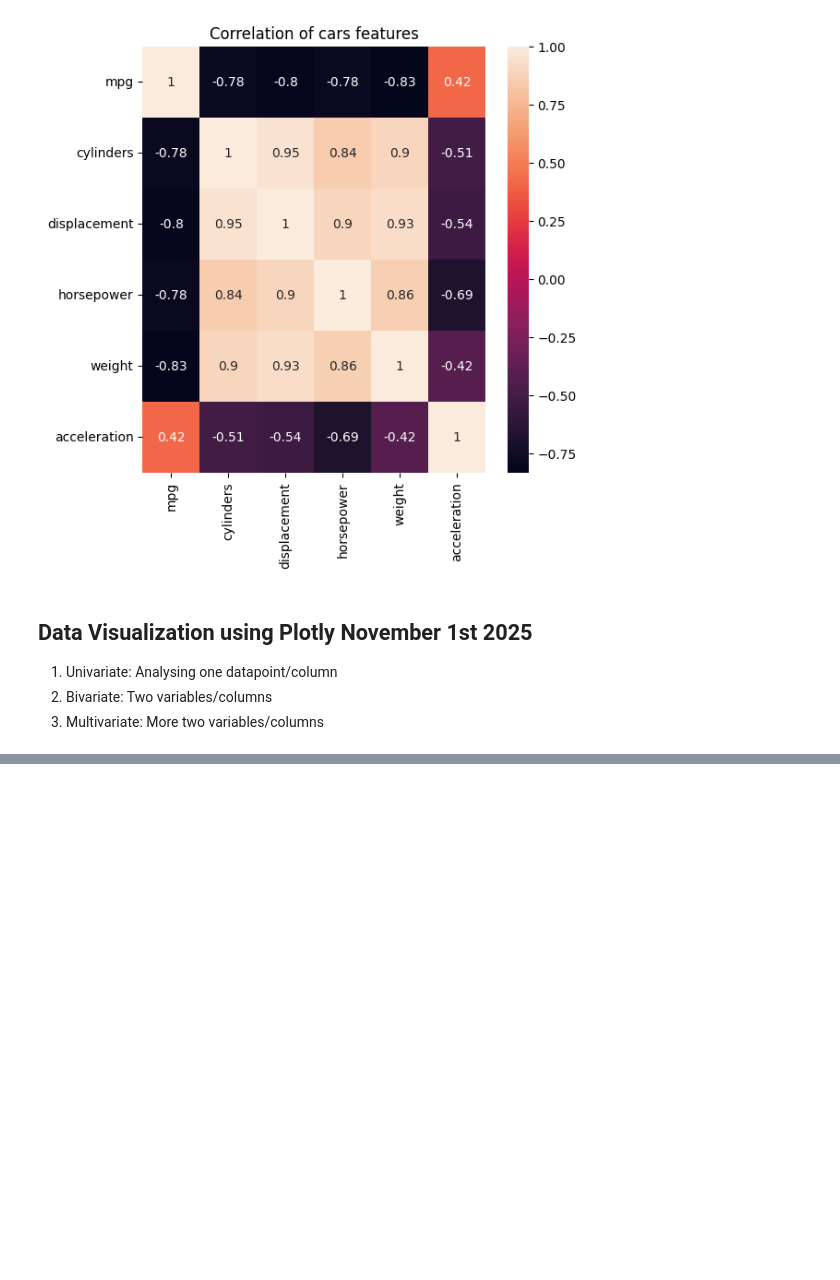
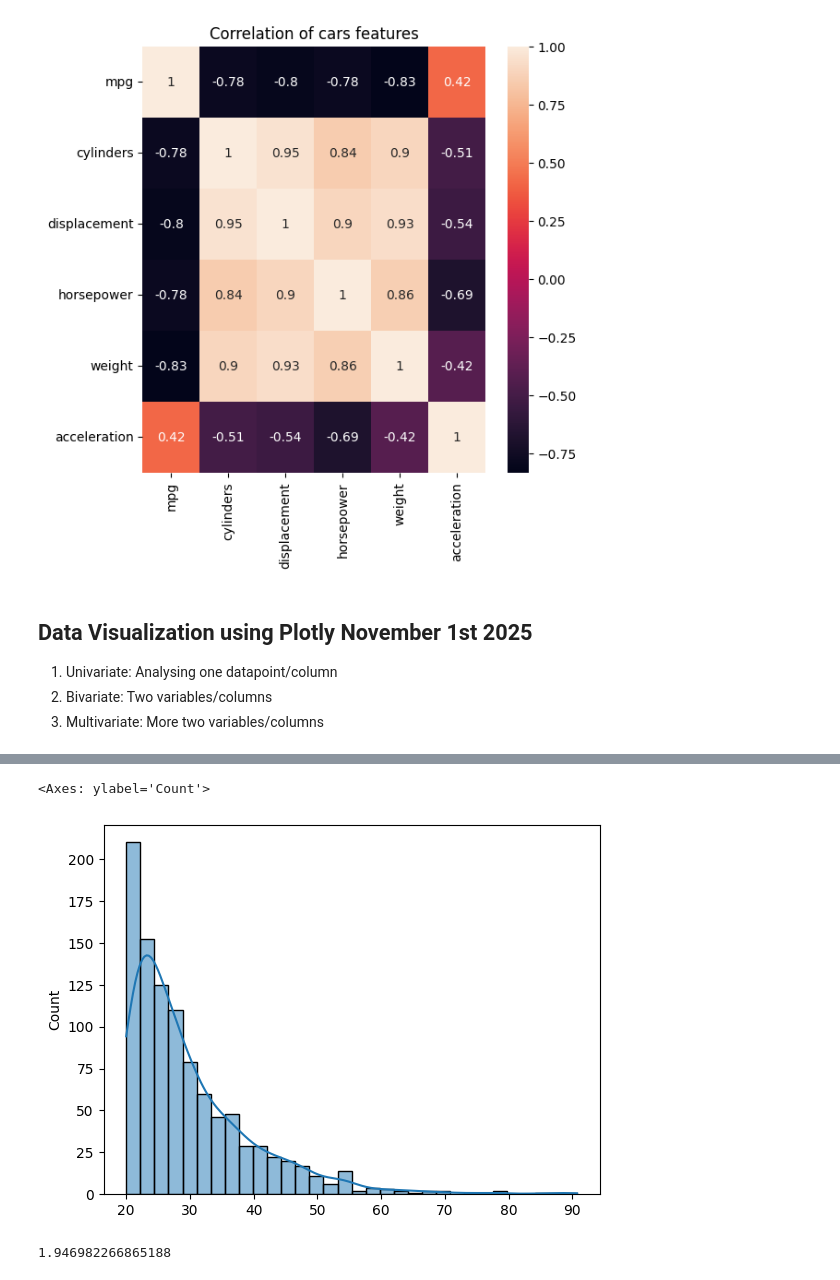
Before and after one commit to UWINTWALI/Datascience-course, a Jupyter notebook: lecture1_python_variables.ipynb, the cells around one changed output, grey strips where cells are left out. Saved outputs shown, nothing was run; the diff lists cells and outputs as text; code cells hidden in the pictures; blank space fills up the shorter version.

```diff
--- a/lecture1_python_variables.ipynb
+++ b/lecture1_python_variables.ipynb
@@ -3963,0 +4054,11 @@ d.open_browser()
+# %%
+## Exponential distribution Right Skewed
+data2 = np.random.exponential(10, 1000) +20
+sns.histplot(data2, kde = True)
+# %% [output]
+<Axes: ylabel='Count'>
+[figure, added]
+# %%
+skew(data2)
+# %% [output]
+1.946982266865188
```
Also changed, not shown: parts of 32 cells of this notebook, 4 other files.
